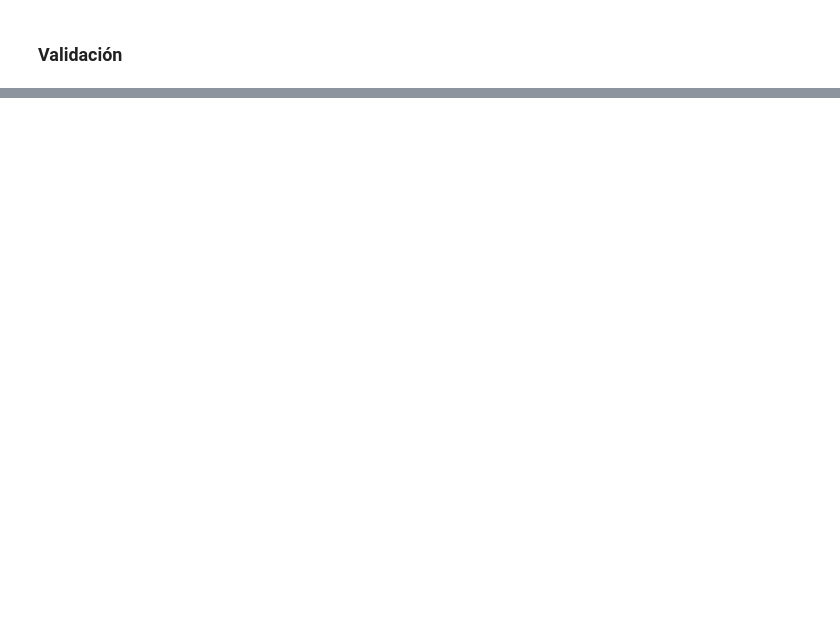
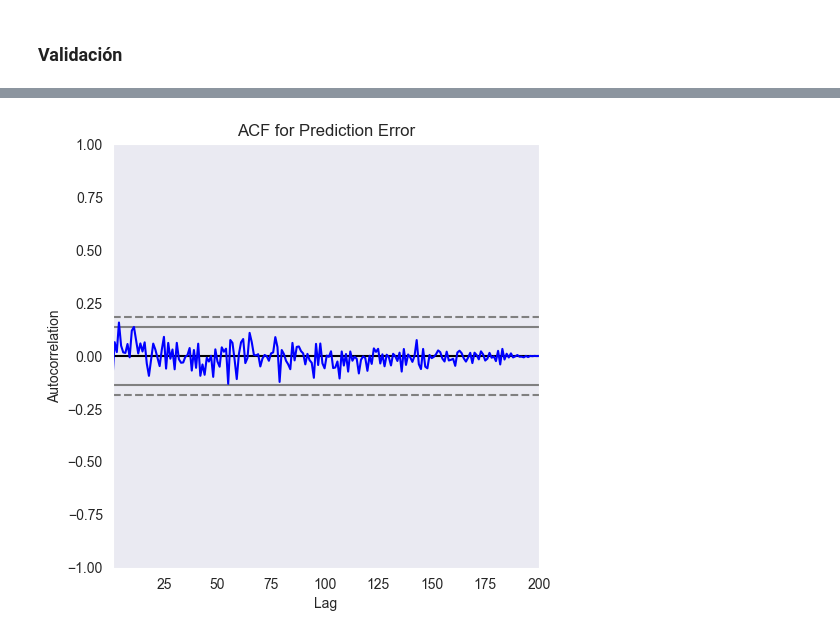
Before and after one commit to lllerena2/physiotherapy_challenge, a Jupyter notebook: book/notebooks.ipynb, the cells around one changed output, grey strips where cells are left out. Saved outputs shown, nothing was run; the diff lists cells and outputs as text; code cells hidden in the pictures; blank space fills up the shorter version.

```diff
--- a/book/notebooks.ipynb
+++ b/book/notebooks.ipynb
@@ -308,0 +456,2 @@ model_fit.plot_diagnostics(figsize=(14,10));
+# %%
+pred_error = np.array(vald) - np.array(yhat_vald)
@@ -308,0 +460,6 @@ model_fit.plot_diagnostics(figsize=(14,10));
+# %%
+fig = plt.figure(figsize=(5.5, 5.5))
+autocorrelation_plot(pred_error, color='b')
+plt.title('ACF for Prediction Error');
+# %% [output]
+[figure, added]
```
Also changed, not shown: parts of 24 cells of this notebook.
